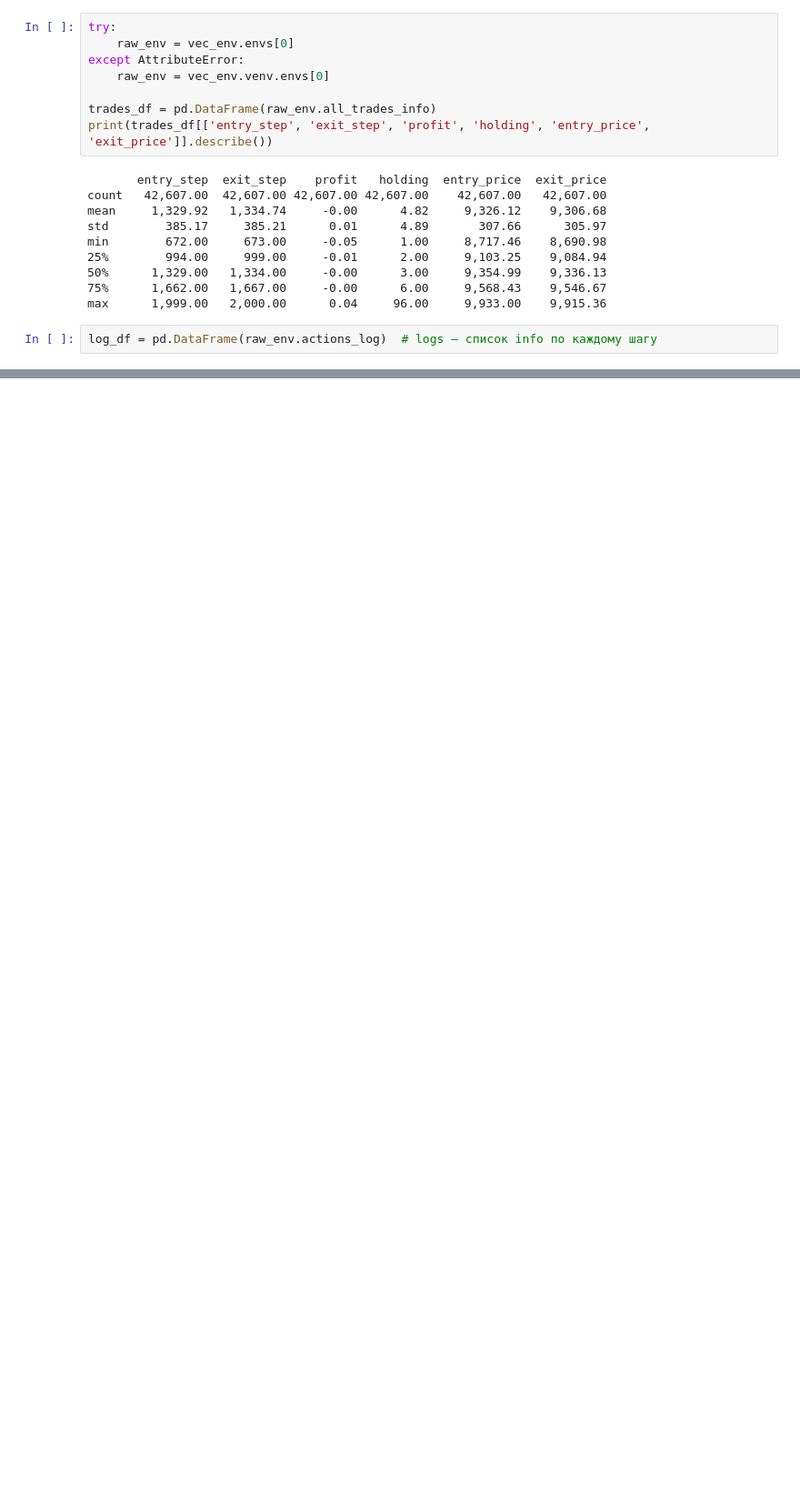
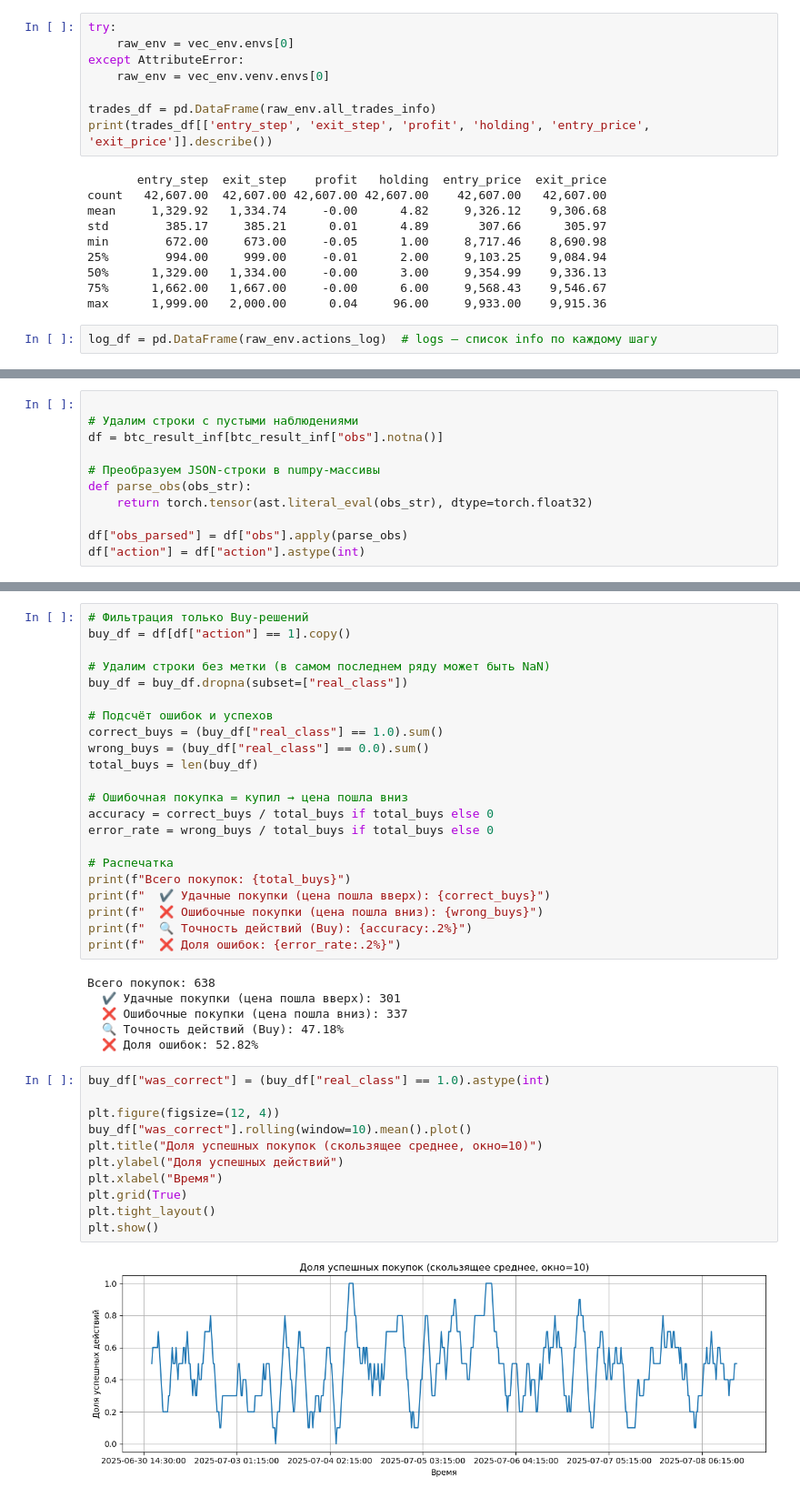
Before and after one commit to Saatarko/btc_research, a Jupyter notebook: notebooks/btc_reserch.ipynb, the cells around one changed output, grey strips where cells are left out. Shown at 91% size. Cells and saved outputs as stored; diff of their text form; blank space fills up the shorter version.

```diff
--- a/notebooks/btc_reserch.ipynb
+++ b/notebooks/btc_reserch.ipynb
@@ -2017,0 +2132,11 @@ log_df = pd.DataFrame(raw_env.actions_log)  # logs – список info по к
+# %%
+
+# Удалим строки с пустыми наблюдениями
+df = btc_result_inf[btc_result_inf["obs"].notna()]
+
+# Преобразуем JSON-строки в numpy-массивы
+def parse_obs(obs_str):
+    return torch.tensor(ast.literal_eval(obs_str), dtype=torch.float32)
+
+df["obs_parsed"] = df["obs"].apply(parse_obs)
+df["action"] = df["action"].astype(int)
@@ -2017,0 +2220,41 @@ log_df = pd.DataFrame(raw_env.actions_log)  # logs – список info по к
+# %%
+# Фильтрация только Buy-решений
+buy_df = df[df["action"] == 1].copy()
+
+# Удалим строки без метки (в самом последнем ряду может быть NaN)
+buy_df = buy_df.dropna(subset=["real_class"])
+
+# Подсчёт ошибок и успехов
+correct_buys = (buy_df["real_class"] == 1.0).sum()
+wrong_buys = (buy_df["real_class"] == 0.0).sum()
+total_buys = len(buy_df)
+
+# Ошибочная покупка = купил → цена пошла вниз
+accuracy = correct_buys / total_buys if total_buys else 0
+error_rate = wrong_buys / total_buys if total_buys else 0
+
+# Распечатка
+print(f"Всего покупок: {total_buys}")
+print(f"  ✔️ Удачные покупки (цена пошла вверх): {correct_buys}")
+print(f"  ❌ Ошибочные покупки (цена пошла вниз): {wrong_buys}")
+print(f"  🔍 Точность действий (Buy): {accuracy:.2%}")
+print(f"  ❌ Доля ошибок: {error_rate:.2%}")
+# %% [output]
+Всего покупок: 638
+  ✔️ Удачные покупки (цена пошла вверх): 301
+  ❌ Ошибочные покупки (цена пошла вниз): 337
+  🔍 Точность действий (Buy): 47.18%
+  ❌ Доля ошибок: 52.82%
+# %%
+buy_df["was_correct"] = (buy_df["real_class"] == 1.0).astype(int)
+
+plt.figure(figsize=(12, 4))
+buy_df["was_correct"].rolling(window=10).mean().plot()
+plt.title("Доля успешных покупок (скользящее среднее, окно=10)")
+plt.ylabel("Доля успешных действий")
+plt.xlabel("Время")
+plt.grid(True)
+plt.tight_layout()
+plt.show()
+# %% [output]
+[figure, added]
```
Also changed, not shown: parts of 40 cells of this notebook, 6 other files.
